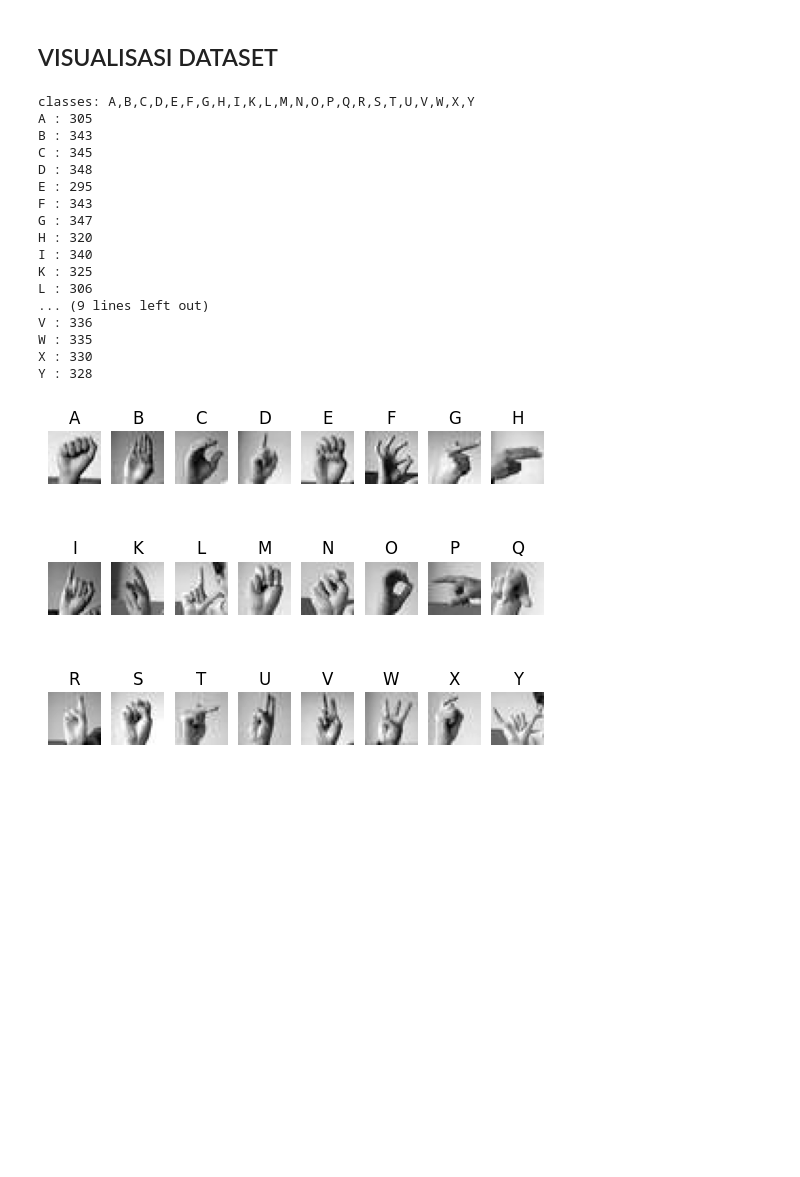
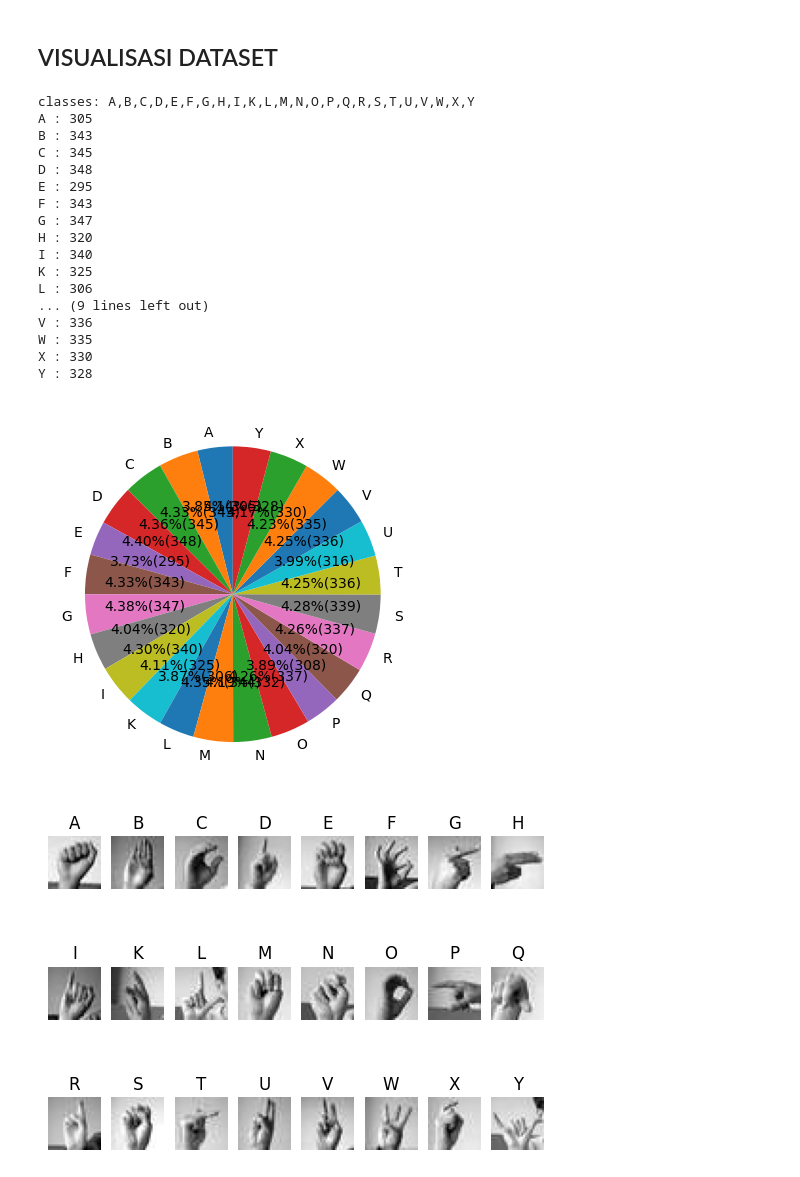
Before and after one commit to YuIYu44/PRAKTIKUM-KB, a Jupyter notebook: PA_KB.ipynb, the cells around one changed output. Drawn from its saved outputs; the diff is of its cells as text; code cells hidden in the pictures; blank space fills up the shorter version.

```diff
--- a/PA_KB.ipynb
+++ b/PA_KB.ipynb
@@ -14,27 +14,32 @@ import os
 # %%
 class_names=os.listdir("Train")
 print(f"classes: {','.join(class_names)}")
 folders = os.listdir('Train')
+list=[]
 for folder in folders:
     print(f"{folder} : {len(os.listdir(f'Train/{folder}'))}")
+    list.append(len(os.listdir(f'Train/{folder}')))
+plt.pie(list, labels=class_names, startangle=90,autopct=lambda p: '{:.2f}%({:.0f})'.format(p,(p/100)*sum(list)))
+plt.show()
 # %% [output]
 classes: A,B,C,D,E,F,G,H,I,K,L,M,N,O,P,Q,R,S,T,U,V,W,X,Y
 A : 305
 B : 343
 C : 345
 D : 348
 E : 295
 F : 343
 G : 347
 H : 320
 I : 340
 K : 325
 L : 306
 ... (9 lines left out)
 V : 336
 W : 335
 X : 330
 Y : 328
+[figure, added]
 # %%
 for i,folder in enumerate(folders):
     plt.subplot(3, 8, i + 1)
```
